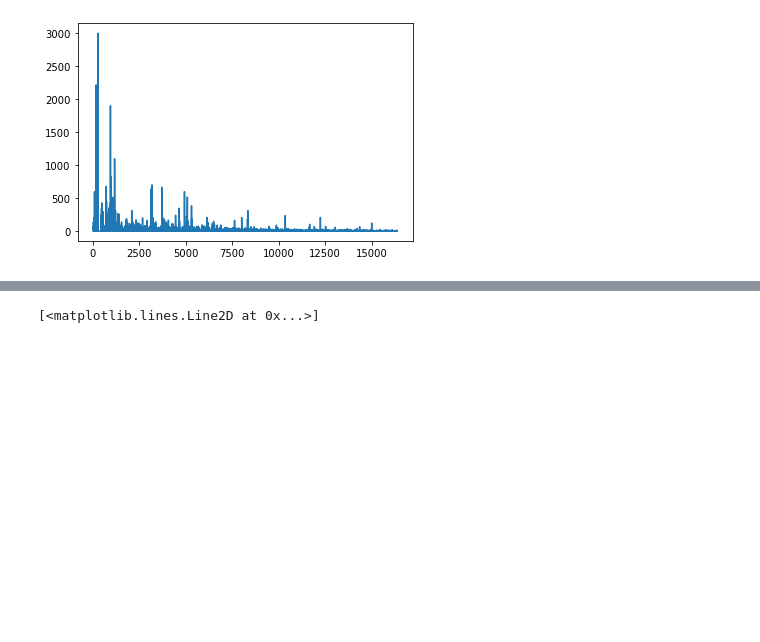
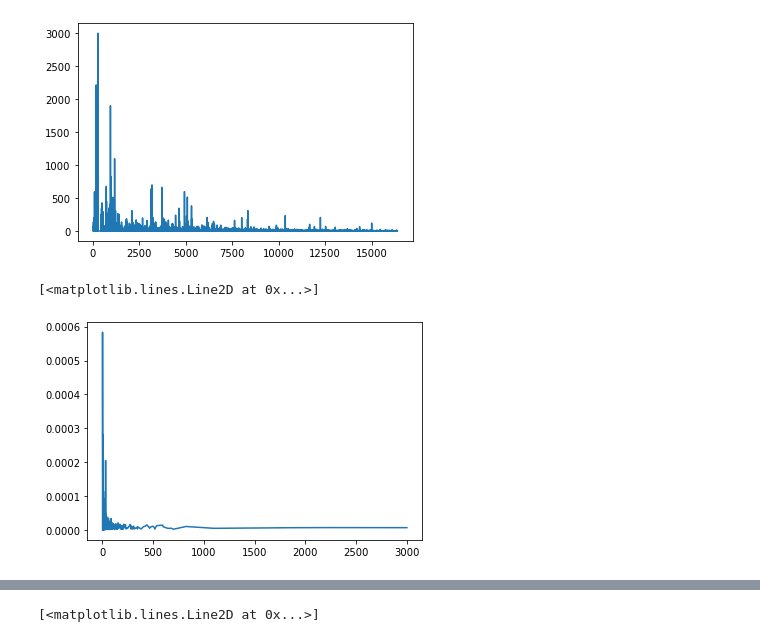
Before and after one commit to adithyarganesh/CSC555_Youtube_SNA, a Jupyter notebook: youtube_analysis.ipynb, the cells around one changed output, grey strips where cells are left out. Saved outputs shown, nothing was run; the diff lists cells and outputs as text; code cells hidden in the pictures; blank space fills up the shorter version.

```diff
--- a/youtube_analysis.ipynb
+++ b/youtube_analysis.ipynb
@@ -57,5 +57,10 @@ plt.plot([x for x in range(len(t))], t)
 # %% [output]
 [<matplotlib.lines.Line2D at 0x...>]
 [figure]
+# %%
+plt.plot(a, b)
+# %% [output]
+[<matplotlib.lines.Line2D at 0x...>]
+[figure, added]
 # %%
 a, b = zip(*sorted(zip(t, lis)))
```
Also changed, not shown: parts of 8 cells of this notebook.
